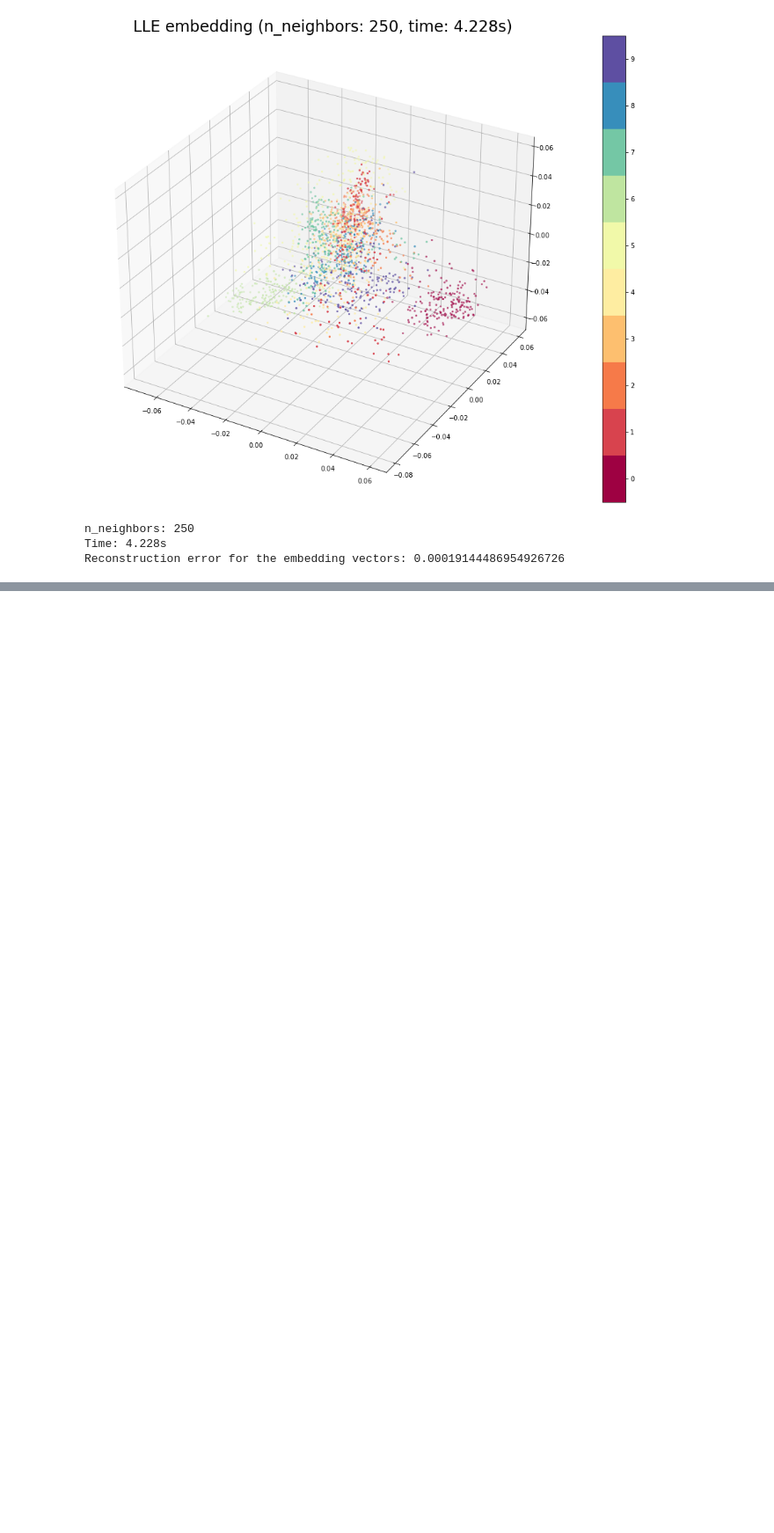
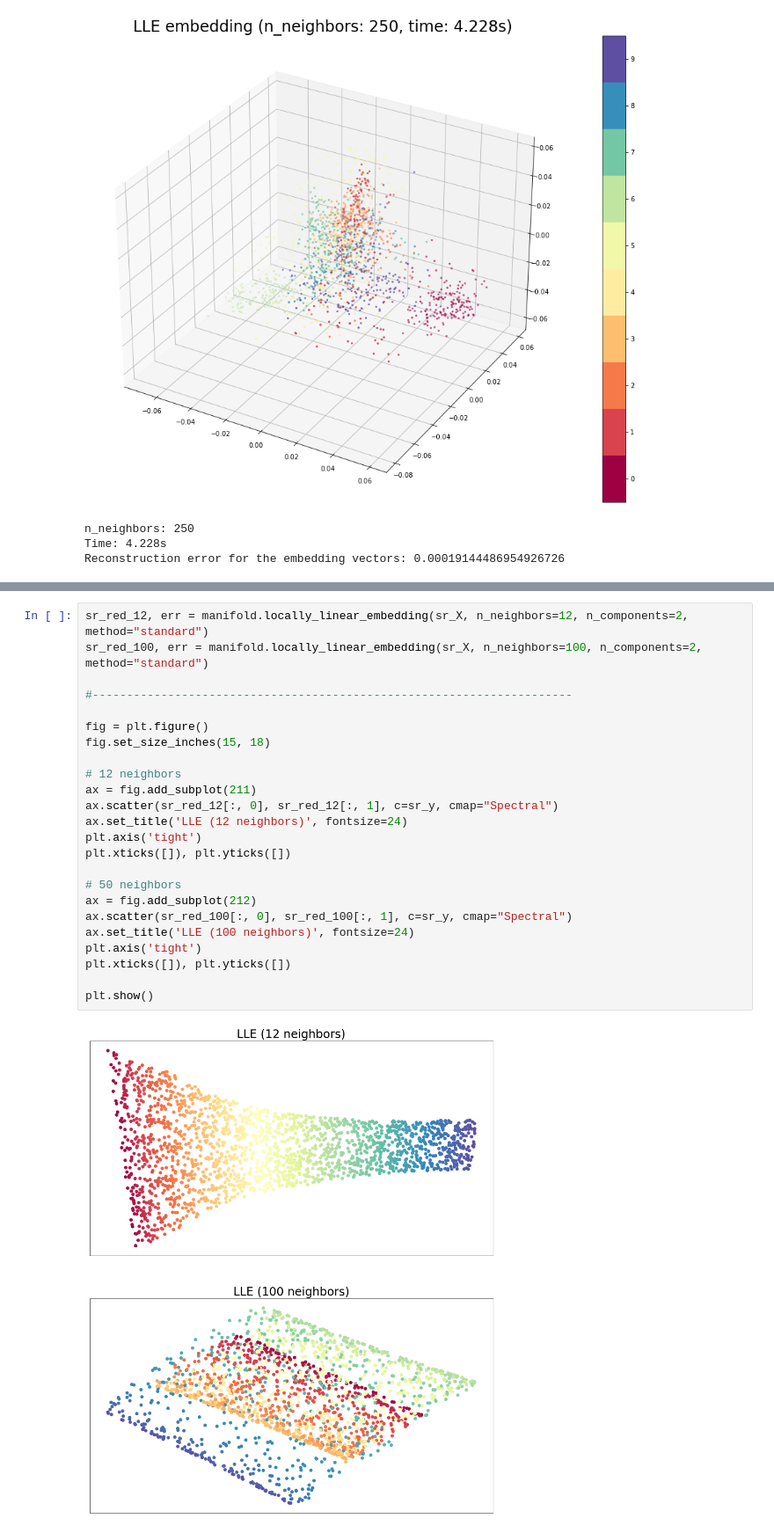
Before and after one commit to fratorgano/dimensionality-reduction, a Jupyter notebook: lle/lle.ipynb, the cells around one changed output, grey strips where cells are left out. Shown at 88% size. Drawn from its saved outputs; the diff is of its cells as text; blank space fills up the shorter version.

```diff
--- a/lle/lle.ipynb
+++ b/lle/lle.ipynb
@@ -405,0 +422,26 @@ Reconstruction error (ltsa): 4.5580172022050516e-07
+# %%
+sr_red_12, err = manifold.locally_linear_embedding(sr_X, n_neighbors=12, n_components=2, method="standard")
+sr_red_100, err = manifold.locally_linear_embedding(sr_X, n_neighbors=100, n_components=2, method="standard")
+
+#----------------------------------------------------------------------
+
+fig = plt.figure()
+fig.set_size_inches(15, 18)
+
+# 12 neighbors
+ax = fig.add_subplot(211)
+ax.scatter(sr_red_12[:, 0], sr_red_12[:, 1], c=sr_y, cmap="Spectral")
+ax.set_title('LLE (12 neighbors)', fontsize=24)
+plt.axis('tight')
+plt.xticks([]), plt.yticks([])
+
+# 50 neighbors
+ax = fig.add_subplot(212)
+ax.scatter(sr_red_100[:, 0], sr_red_100[:, 1], c=sr_y, cmap="Spectral")
+ax.set_title('LLE (100 neighbors)', fontsize=24)
+plt.axis('tight')
+plt.xticks([]), plt.yticks([])
+
+plt.show()
+# %% [output]
+[figure, added]
```
Also changed, not shown: parts of 11 cells of this notebook, 13 other files.
